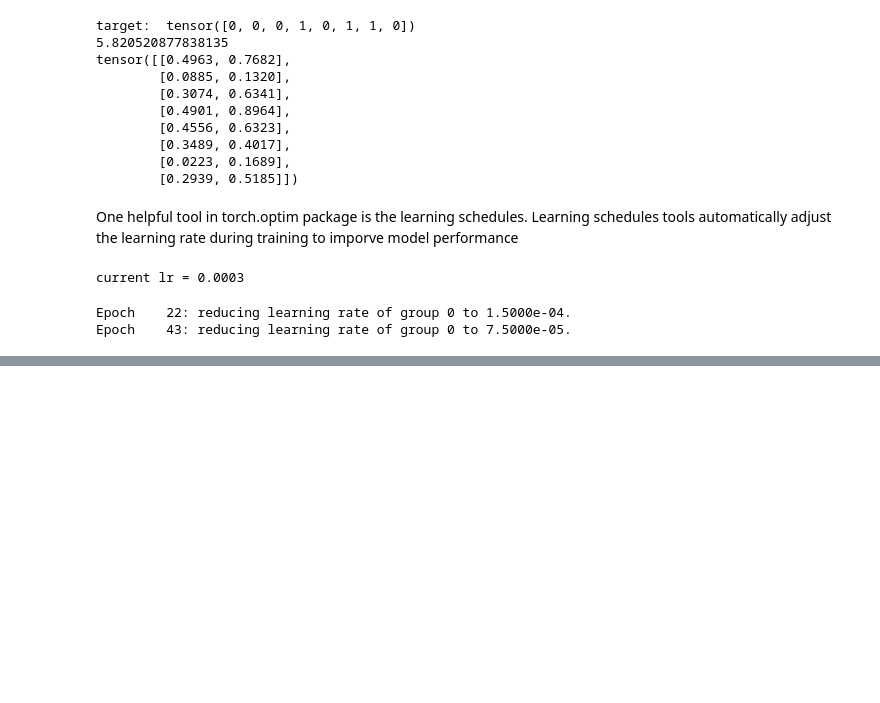
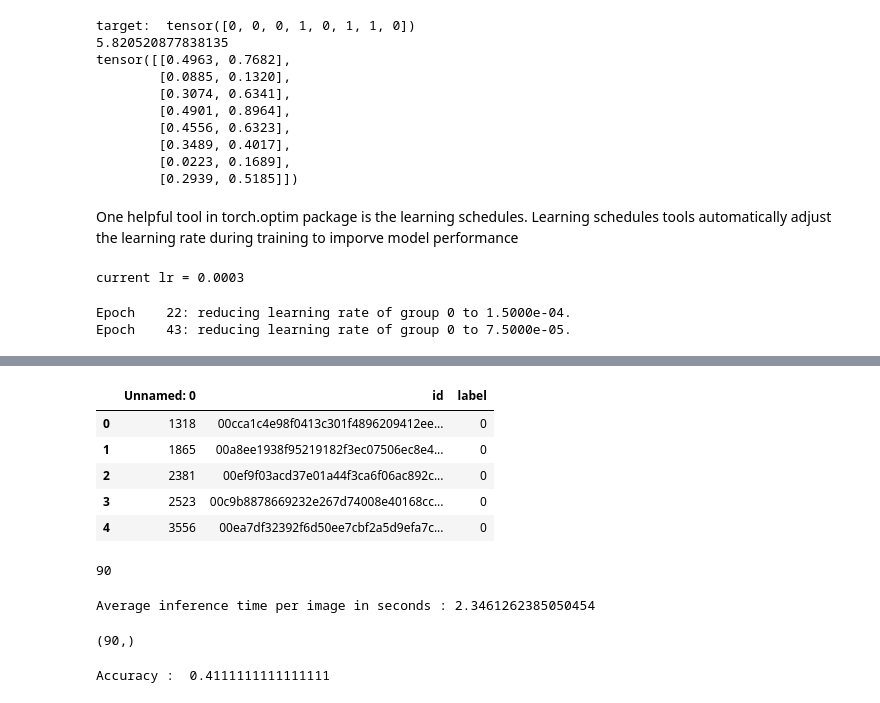
Before and after one commit to annusingh100995/Computer-Vision-for-Biomedical-Images, a Jupyter notebook: Binary_Classification_of_Matastatic_Cancer_from_pathology_Scan.ipynb, the cells around one changed output, grey strips where cells are left out. Cells and saved outputs as stored; diff of their text form; code cells hidden in the pictures; blank space fills up the shorter version.

Commit message:
deployment added

```diff
--- a/Binary_Classification_of_Matastatic_Cancer_from_pathology_Scan.ipynb
+++ b/Binary_Classification_of_Matastatic_Cancer_from_pathology_Scan.ipynb
@@ -641,0 +757,31 @@ plt.show()
+# %%
+path2testcsv = './gdrive/MyDrive/histopathologic_data/test_labels2.csv'
+labels_df_test = pd.read_csv(path2testcsv)
+labels_df_test.head()
+# %% [output]
+|  | Unnamed: 0 | id | label |
+| 0 | 1318 | 00cca1c4e98f0413c301f4896209412ee... | 0 |
+| 1 | 1865 | 00a8ee1938f95219182f3ec07506ec8e4... | 0 |
+| 2 | 2381 | 00ef9f03acd37e01a44f3ca6f06ac892c... | 0 |
+| 3 | 2523 | 00c9b8878669232e267d74008e40168cc... | 0 |
+| 4 | 3556 | 00ea7df32392f6d50ee7cbf2a5d9efa7c... | 0 |
+# %%
+histo_test = histoCancerDataset(data_dir, val_transformer, data_type="test")
+print(len(histo_test))
+# %% [output]
+90
+# %%
+# Deploy the model on the test sdata
+y_test_out , y_gt_test = deploy_model(cnn_model, histo_test, device, sanity_check=False)
+# %% [output]
+Average inference time per image in seconds : 2.3461262385050454
+# %%
+y_test_pred = np.argmax(y_test_out,axis=1)
+print(y_test_pred.shape)
+# %% [output]
+(90,)
+# %%
+acc = accuracy_score(y_test_pred, y_gt_test)
+print("Accuracy : ", acc)
+# %% [output]
+Accuracy :  0.4111111111111111
```
Also changed, not shown: parts of 17 cells of this notebook.
